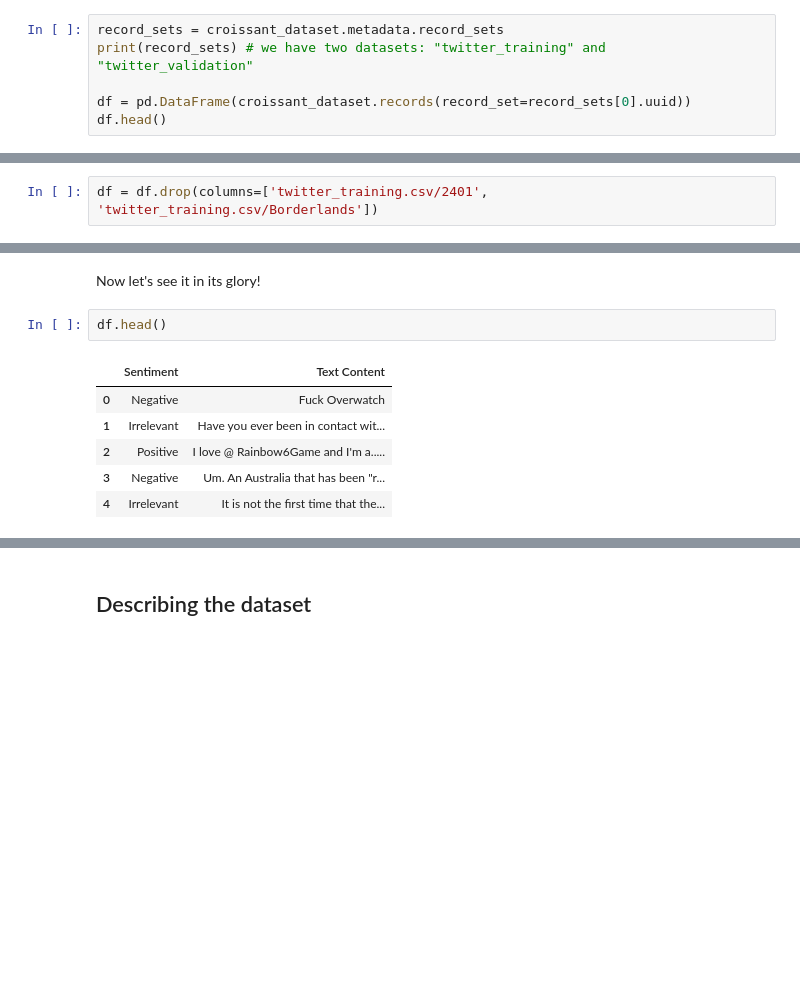
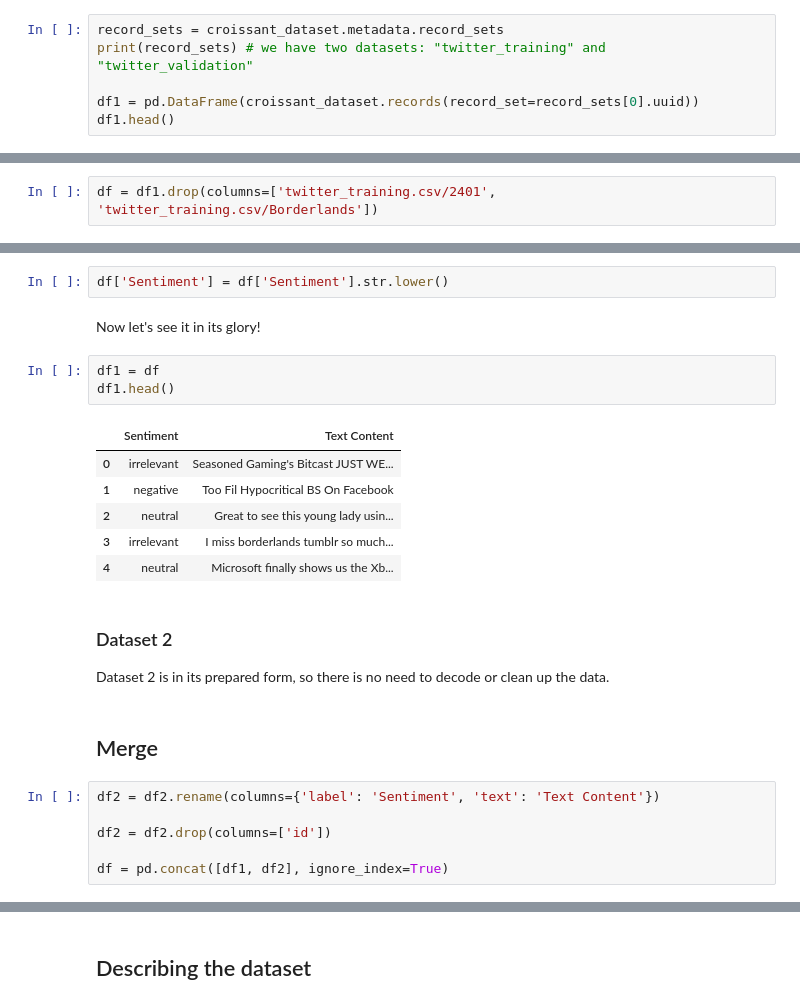
Before and after one commit to TempeHS/2026SE_MLOpsTask_Thribhu.K, a Jupyter notebook: Model_Development/0.analysis_twitter.ipynb, the cells around one changed output, grey strips where cells are left out. Cells and saved outputs as stored; diff of their text form; blank space fills up the shorter version.

Commit message:
feature: added more datasets and now its parallel and freezes my computer lol

```diff
--- a/Model_Development/0.analysis_twitter.ipynb
+++ b/Model_Development/0.analysis_twitter.ipynb
@@ -19,8 +20,8 @@ This is the raw data that is produced straight from the dataset
 record_sets = croissant_dataset.metadata.record_sets
 print(record_sets) # we have two datasets: "twitter_training" and "twitter_validation"
 
-df = pd.DataFrame(croissant_dataset.records(record_set=record_sets[0].uuid))
-df.head()
+df1 = pd.DataFrame(croissant_dataset.records(record_set=record_sets[0].uuid))
+df1.head()
 # %% [output]
 [RecordSet(uuid="twitter_training.csv"), RecordSet(uuid="twitter_validation.csv")]
 |  | twitter_training.csv/2401 | twitter_training.csv/Borderlands | twitter_training.csv/Positive | twitter_training.csv/im+getting+o... |
@@ -50,7 +85,7 @@ Some of the columns are not necessary at all. I will purge them and preppare for
 # %% [markdown]
 Firstly, lets remove the unnecessary columns we mentioned previously. Since this dataset is poorly formatted, we will have to remove it with these specific keywords.
 # %%
-df = df.drop(columns=['twitter_training.csv/2401', 'twitter_training.csv/Borderlands'])
+df = df1.drop(columns=['twitter_training.csv/2401', 'twitter_training.csv/Borderlands'])
 # %% [markdown]
 Next, we drop the first row for the same reason
 # %%
@@ -118,11 +155,26 @@ df = df[df['Text Content'].str.strip().str.len() > 0].reset_index(drop=True)
+# %%
+df['Sentiment'] = df['Sentiment'].str.lower()
 # %% [markdown]
 Now let's see it in its glory!
 # %%
-df.head()
+df1 = df
+df1.head()
 # %% [output]
 |  | Sentiment | Text Content |
-| 0 | Negative | Fuck Overwatch |
-| 1 | Irrelevant | Have you ever been in contact wit... |
-| 2 | Positive | I love @ Rainbow6Game and I'm a..... |
-| 3 | Negative | Um. An Australia that has been "r... |
-| 4 | Irrelevant | It is not the first time that the... |
+| 0 | irrelevant | Seasoned Gaming's Bitcast JUST WE... |
+| 1 | negative | Too Fil Hypocritical BS On Facebook |
+| 2 | neutral | Great to see this young lady usin... |
+| 3 | irrelevant | I miss borderlands tumblr so much... |
+| 4 | neutral | Microsoft finally shows us the Xb... |
+# %% [markdown]
+### Dataset 2
+
+Dataset 2 is in its prepared form, so there is no need to decode or clean up the data.
+# %% [markdown]
+## Merge
+# %%
+df2 = df2.rename(columns={'label': 'Sentiment', 'text': 'Text Content'})
+
+df2 = df2.drop(columns=['id'])
+
+df = pd.concat([df1, df2], ignore_index=True)
```
Also changed, not shown: parts of 25 cells of this notebook, 3 other files.
